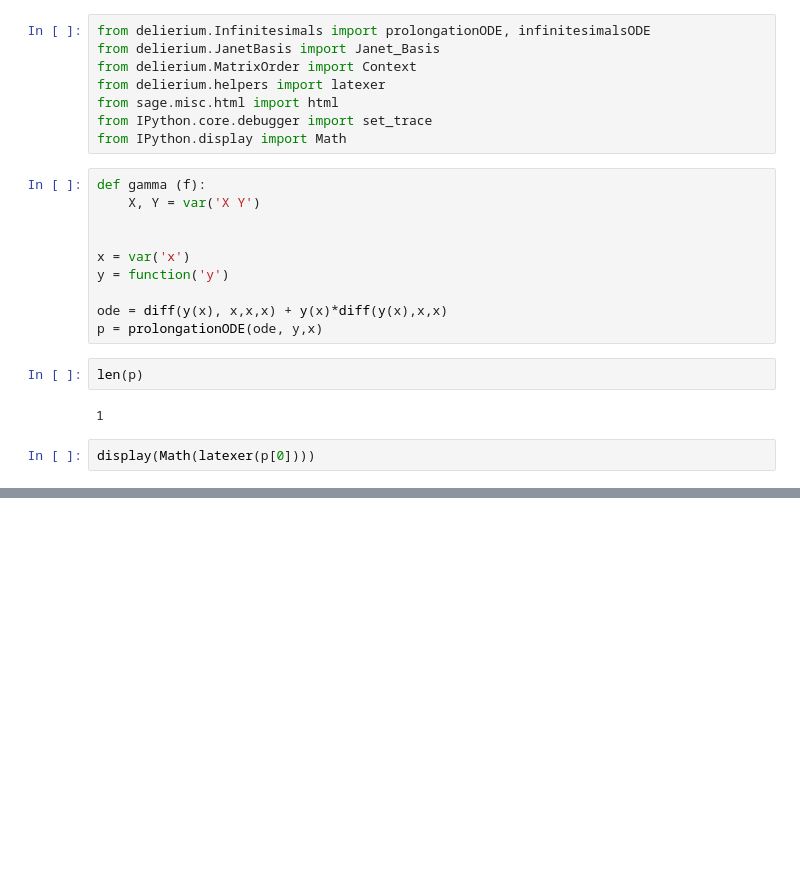
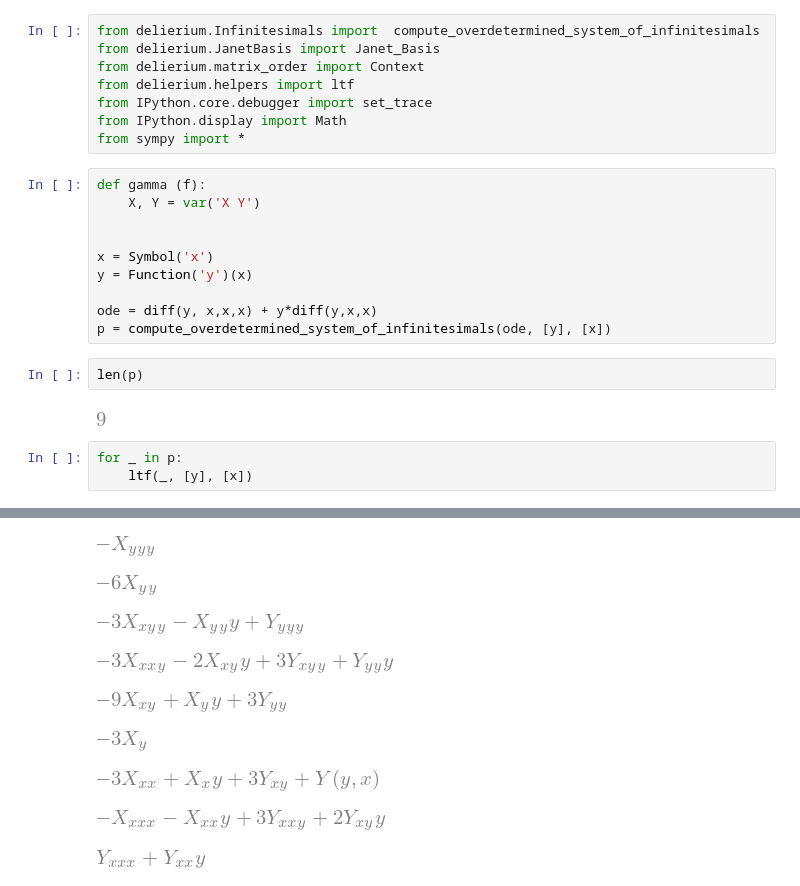
Before and after one commit to tapir442/delierium, a Jupyter notebook: notebooks/Arrigo_Gamma.ipynb, the cells around one changed output, grey strips where cells are left out. Saved outputs shown, nothing was run; the diff lists cells and outputs as text; blank space fills up the shorter version.

```diff
--- a/notebooks/Arrigo_Gamma.ipynb
+++ b/notebooks/Arrigo_Gamma.ipynb
@@ -1,25 +1,26 @@
 # %%
-from delierium.Infinitesimals import prolongationODE, infinitesimalsODE
+from delierium.Infinitesimals import  compute_overdetermined_system_of_infinitesimals
 from delierium.JanetBasis import Janet_Basis
-from delierium.MatrixOrder import Context
-from delierium.helpers import latexer
-from sage.misc.html import html
+from delierium.matrix_order import Context
+from delierium.helpers import ltf
 from IPython.core.debugger import set_trace
 from IPython.display import Math
+from sympy import *
 # %%
 def gamma (f):
     X, Y = var('X Y')
 
 
-x = var('x')
-y = function('y')
+x = Symbol('x')
+y = Function('y')(x)
 
-ode = diff(y(x), x,x,x) + y(x)*diff(y(x),x,x)
-p = prolongationODE(ode, y,x)
+ode = diff(y, x,x,x) + y*diff(y,x,x)
+p = compute_overdetermined_system_of_infinitesimals(ode, [y], [x])
 # %%
 len(p)
 # %% [output]
-1
+[figure, added]
 # %%
-display(Math(latexer(p[0])))
+for _ in p:
+    ltf(_, [y], [x])
 # %% [output]
@@ -27,3 +27,12 @@ $\displaystyle -y  \xi_{yy} y_{x}^3 -  \xi_{yyy} y_{x}^4 + y  \phi_{yy} y_{x}^2
+[figure, added]
+[figure, added]
+[figure, added]
+[figure, added]
+[figure, added]
+[figure, added]
+[figure, added]
+[figure, added]
+[figure, added]
 # %%
 ode = diff(y(x), x,x,x) + y(x)*diff(y(x),x,x)
 i = infinitesimalsODE(ode, y,x)
```
Also changed, not shown: parts of 4 cells of this notebook, 11 other files.
